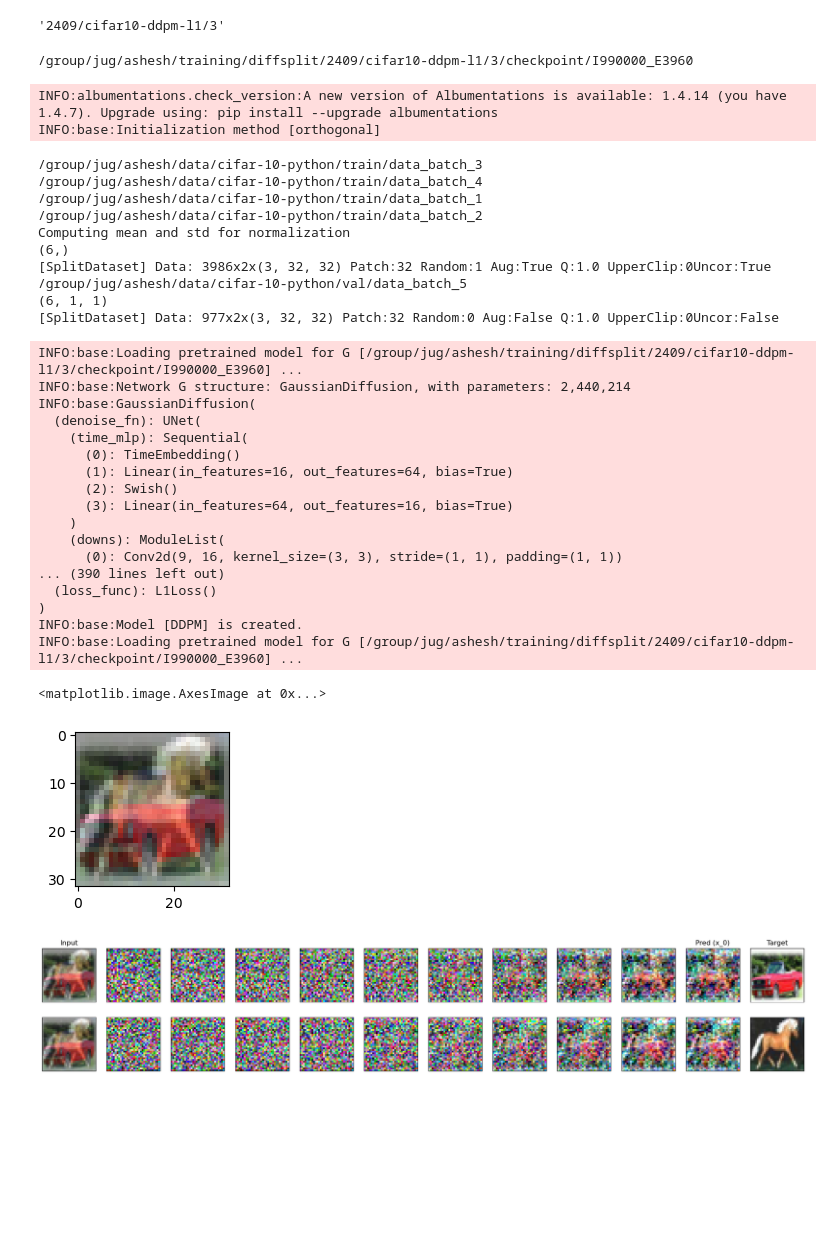
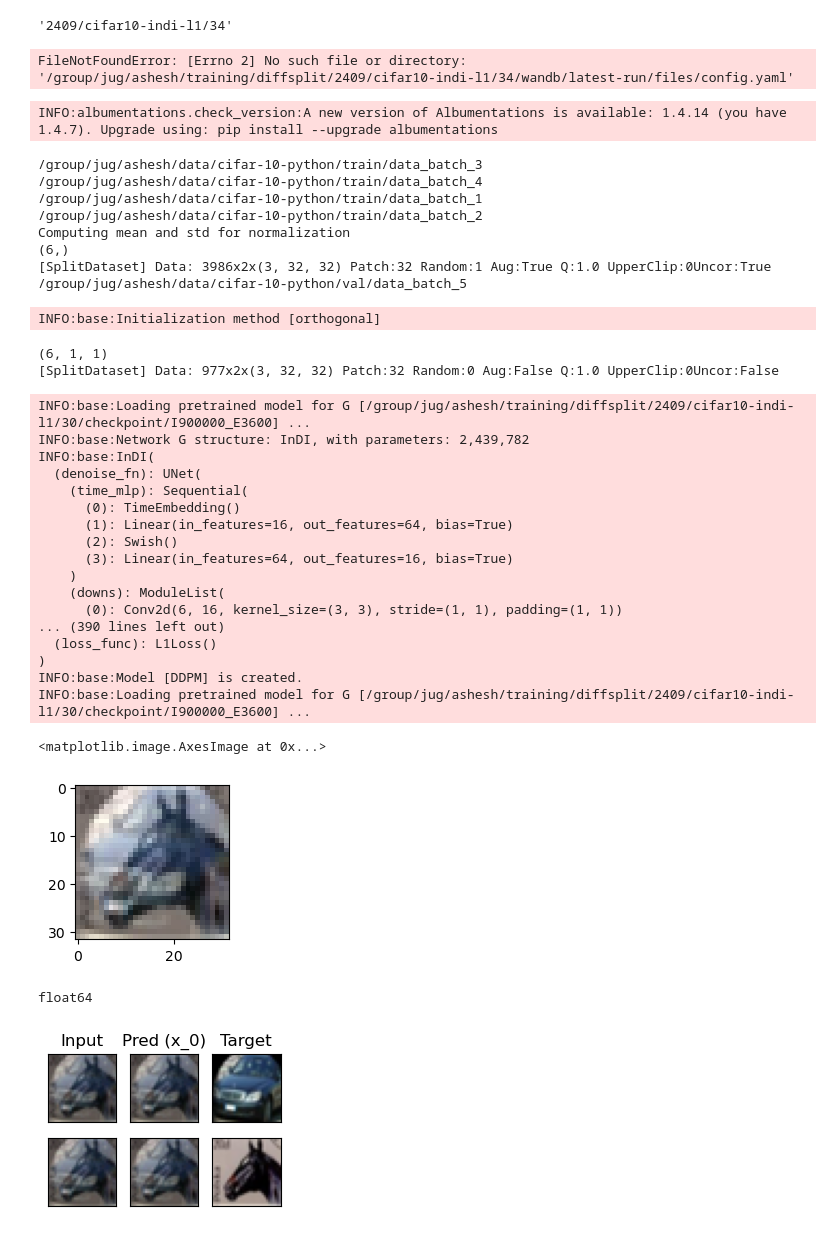
Before and after one commit to rayanirban/DiffSplitting, a Jupyter notebook: notebooks/Evaluate.ipynb, the cells around one changed output. Saved outputs shown, nothing was run; the diff lists cells and outputs as text; code cells hidden in the pictures; blank space fills up the shorter version.

```diff
--- a/notebooks/Evaluate.ipynb
+++ b/notebooks/Evaluate.ipynb
@@ -2,7 +2,7 @@
 import sys
 sys.path.append('..')
 # %%
-ckpt = '2409/cifar10-ddpm-l1/3'
+ckpt = '2409/cifar10-indi-l1/34'
 training_rootdir = '/group/jug/ashesh/training/diffsplit/'
 
 
@@ -11,7 +11,7 @@ training_rootdir = '/group/jug/ashesh/training/diffsplit/'
 ckpt = ckpt.strip('/').strip(' ')
 ckpt
 # %% [output]
-'2409/cifar10-ddpm-l1/3'
+'2409/cifar10-indi-l1/34'
 # %%
 import yaml
 import os
@@ -49,7 +49,7 @@ opt = load_config(ckpt)
 opt['path']['resume_state'] = model_checkpoint_fpath_prefix()
 print(opt['path']['resume_state'])
 # %% [output]
-/group/jug/ashesh/training/diffsplit/2409/cifar10-ddpm-l1/3/checkpoint/I990000_E3960
+FileNotFoundError: [Errno 2] No such file or directory: '/group/jug/ashesh/training/diffsplit/2409/cifar10-indi-l1/34/wandb/latest-run/files/config.yaml'
 # %%
 if 'patch_size' not in opt['datasets']:
     opt['datasets']['patch_size']  = opt['datasets']['train']['patch_size']
@@ -79,7 +79,6 @@ diffusion.set_new_noise_schedule(opt['model']['beta_schedule'][opt['phase']], sc
 diffusion.load_network()
 # %% [output]
 INFO:albumentations.check_version:A new version of Albumentations is available: 1.4.14 (you have 1.4.7). Upgrade using: pip install --upgrade albumentations
-INFO:base:Initialization method [orthogonal]
 /group/jug/ashesh/data/cifar-10-python/train/data_batch_3
 /group/jug/ashesh/data/cifar-10-python/train/data_batch_4
 /group/jug/ashesh/data/cifar-10-python/train/data_batch_1
@@ -88,25 +87,26 @@ Computing mean and std for normalization
 (6,)
 [SplitDataset] Data: 3986x2x(3, 32, 32) Patch:32 Random:1 Aug:True Q:1.0 UpperClip:0Uncor:True
 /group/jug/ashesh/data/cifar-10-python/val/data_batch_5
-(6, 1, 1)
-[SplitDataset] Data: 977x2x(3, 32, 32) Patch:32 Random:0 Aug:False Q:1.0 UpperClip:0Uncor:False
-INFO:base:Loading pretrained model for G [/group/jug/ashesh/training/diffsplit/2409/cifar10-ddpm-l1/3/checkpoint/I990000_E3960] ...
-INFO:base:Network G structure: GaussianDiffusion, with parameters: 2,440,214
-INFO:base:GaussianDiffusion(
-  (denoise_fn): UNet(
-    (time_mlp): Sequential(
-      (0): TimeEmbedding()
-      (1): Linear(in_features=16, out_features=64, bias=True)
-      (2): Swish()
-      (3): Linear(in_features=64, out_features=16, bias=True)
-    )
-    (downs): ModuleList(
-      (0): Conv2d(9, 16, kernel_size=(3, 3), stride=(1, 1), padding=(1, 1))
-... (390 lines left out)
-  (loss_func): L1Loss()
-)
-INFO:base:Model [DDPM] is created.
-INFO:base:Loading pretrained model for G [/group/jug/ashesh/training/diffsplit/2409/cifar10-ddpm-l1/3/checkpoint/I990000_E3960] ...
+INFO:base:Initialization method [orthogonal]
+(6, 1, 1)
+[SplitDataset] Data: 977x2x(3, 32, 32) Patch:32 Random:0 Aug:False Q:1.0 UpperClip:0Uncor:False
+INFO:base:Loading pretrained model for G [/group/jug/ashesh/training/diffsplit/2409/cifar10-indi-l1/30/checkpoint/I900000_E3600] ...
+INFO:base:Network G structure: InDI, with parameters: 2,439,782
+INFO:base:InDI(
+  (denoise_fn): UNet(
+    (time_mlp): Sequential(
+      (0): TimeEmbedding()
+      (1): Linear(in_features=16, out_features=64, bias=True)
+      (2): Swish()
+      (3): Linear(in_features=64, out_features=16, bias=True)
+    )
+    (downs): ModuleList(
+      (0): Conv2d(6, 16, kernel_size=(3, 3), stride=(1, 1), padding=(1, 1))
+... (390 lines left out)
+  (loss_func): L1Loss()
+)
+INFO:base:Model [DDPM] is created.
+INFO:base:Loading pretrained model for G [/group/jug/ashesh/training/diffsplit/2409/cifar10-indi-l1/30/checkpoint/I900000_E3600] ...
 # %%
 import numpy as np
 import matplotlib.pyplot as plt
@@ -123,12 +123,12 @@ _,ax = plt.subplots(figsize=(2,2))
 plt.imshow(inp.transpose(1,2,0))
 # %% [output]
 <matplotlib.image.AxesImage at 0x...>
-[figure, old version]
+[figure, new version]
 # %%
 diffusion.set_new_noise_schedule(
     opt['model']['beta_schedule']['val'], schedule_phase='val')
 diffusion.feed_data(diffusion_data)
-diffusion.test(continous=True, clip_denoised=True)
+diffusion.test(continous=True, clip_denoised=False)
 visuals = diffusion.get_current_visuals()
 # input, target, prediction = unnormalize_data(visuals,train_set.get_normalization_dict())
 input = visuals['input'].cpu().numpy()
@@ -145,28 +145,33 @@ pred_unnorm = pred_unnorm.transpose(0,2,3,1)
 input_unnorm = input_unnorm.transpose(0,2,3,1)
 
 if opt['datasets']['train']['name'] == 'cifar10':
+    pred_unnorm[pred_unnorm<0] = 0
+    pred_unnorm[pred_unnorm>255] = 255
+    print(pred_unnorm.dtype)
     pred_unnorm = pred_unnorm.astype(np.uint8)
     target_unnorm = target_unnorm.astype(np.uint8)
     input_unnorm = input_unnorm.astype(np.uint16)
+# %% [output]
+float64
 # %%
 from disentangle.analysis.plot_utils import clean_ax
 ncols = pred_unnorm.shape[0] + 1
 nrows = 2
 dfac = 1
 rgb = target_unnorm.shape[-1]
-_,ax = plt.subplots(figsize=(ncols*2,nrows*2), ncols=ncols, nrows=nrows)
+_,ax = plt.subplots(figsize=(ncols*1,nrows*1), ncols=ncols, nrows=nrows)
 for i in range(pred_unnorm.shape[0]):
     ax[0,i].imshow(pred_unnorm[i,::dfac,::dfac,:rgb//2])
     ax[1,i].imshow(pred_unnorm[i,::dfac,::dfac,rgb//2:])
 
 ax[0,-1].imshow(target_unnorm[0,::dfac,::dfac,:rgb//2])
 ax[1,-1].imshow(target_unnorm[0,::dfac,::dfac,rgb//2:])
 ax[0,-1].set_title('Target')
 ax[0,0].set_title('Input')
 ax[0,-2].set_title('Pred (x_0)')
 clean_ax(ax)
 # %% [output]
-[figure, old version]
+[figure, new version]
 # %%
 pred_unnorm[-1,...,2].max(), pred_unnorm[-1,...,2].min()
 # %% [output]
```
Also changed, not shown: parts of 3 cells of this notebook, 6 other files.
